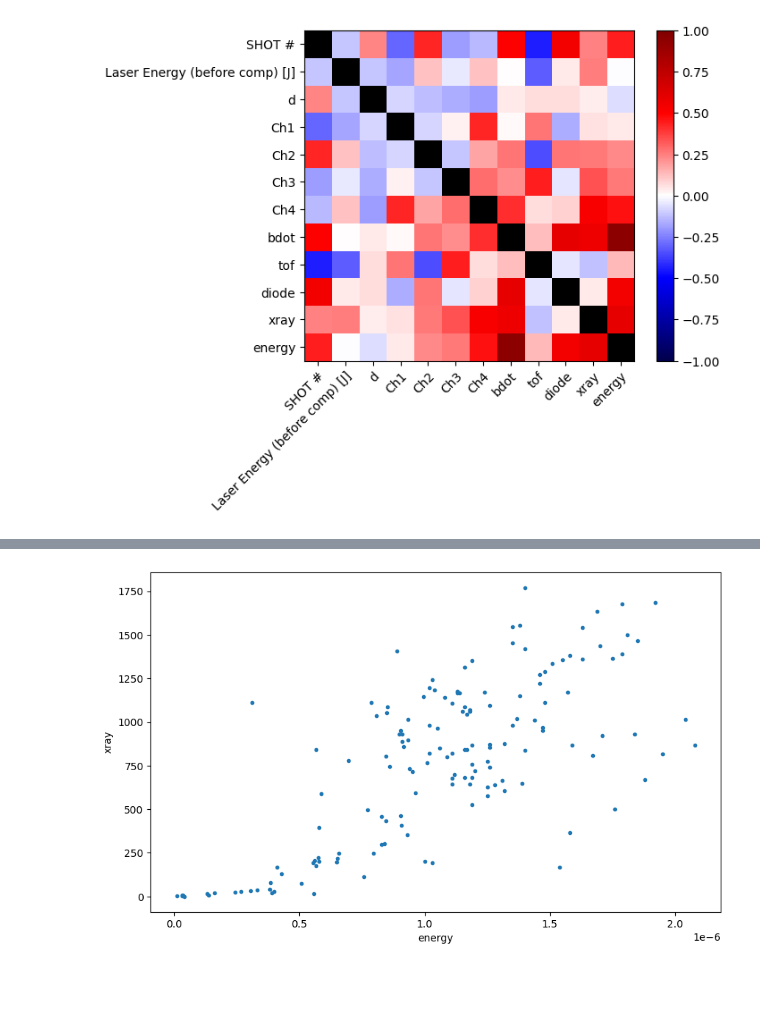
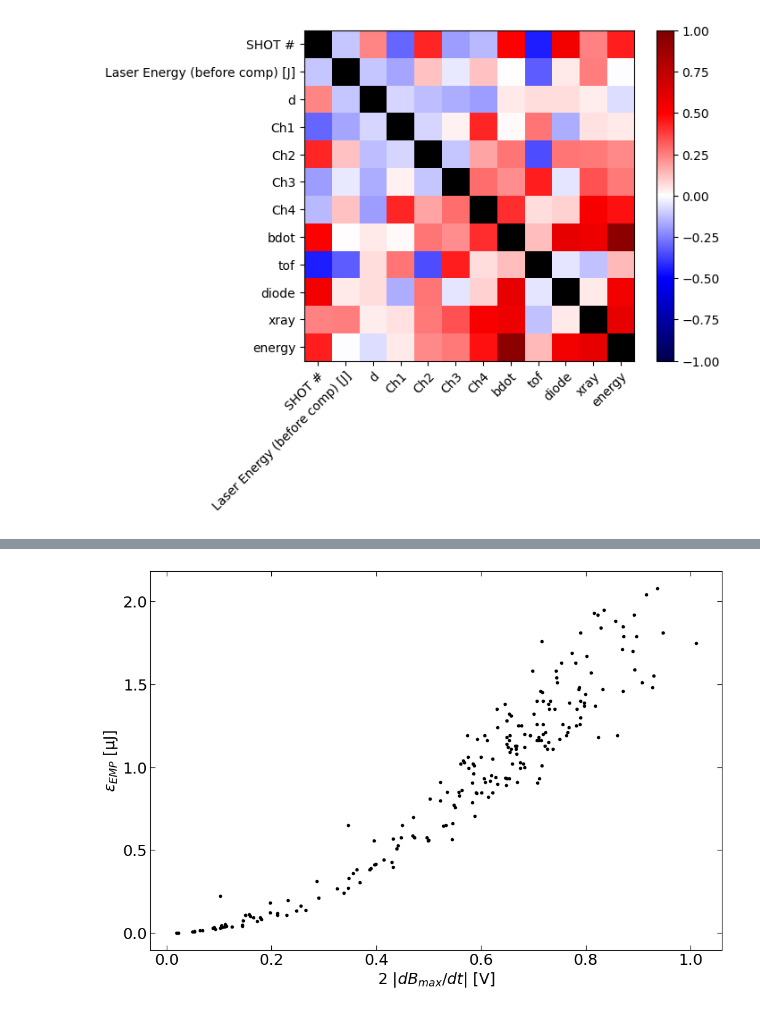
Before and after one commit to Jammi-Dodgers/celia_analysis, a Jupyter notebook: finding_correlations.ipynb, the cells around one changed output, grey strips where cells are left out. Cells and saved outputs as stored; diff of their text form; code cells hidden in the pictures; blank space fills up the shorter version.

```diff
--- a/finding_correlations.ipynb
+++ b/finding_correlations.ipynb
@@ -73,9 +73,9 @@ functions = {"Ch1": lambda x: np.abs(np.nanmin(x)),
              "Ch2": lambda x: np.abs(np.nanmin(x)),
              "Ch3": lambda x: np.abs(np.nanmin(x)),
              "Ch4": lambda x: np.abs(np.nanmin(x)),
-             "bdot": np.ptp,
-             "tof": np.ptp,
-             "diode": np.ptp,
+             "bdot": lambda x: np.ma.masked_invalid(x).ptp(),
+             "tof": lambda x: np.ma.masked_invalid(x).ptp(),
+             "diode": lambda x: np.ma.masked_invalid(x).ptp(),
              "xray": cf.estimate_xray_signal,
              "energy": lambda x: x}
 
@@ -155,3 +155,5 @@ ax.set_yticks(np.arange(len(rows)), labels=rows)
 plt.show()
 # %% [output]
 [figure]
+# %%
+plt.rcParams.keys()
@@ -158,12 +178,14 @@ plt.show()
 # %%
-fig, axs = plt.subplots(1, 1, figsize= (10,6))
+plt.rcParams.update({"font.size": 18, "xtick.direction": "in", "ytick.direction": "in", "xtick.top": True, "ytick.right": True, "xtick.major.size": 6, "ytick.major.size": 6})
 
-y = "xray"
-x = "energy"
+fig, axs = plt.subplots(1, 1, figsize= (12,8))
 
-axs.plot(shotsheet[x], shotsheet[y], linestyle= "None", marker= ".")
-axs.set(xlabel= x, ylabel= y)
+y = "energy"
+x = "bdot"
+
+axs.plot(shotsheet[x], np.array(shotsheet[y]) *1e6, linestyle= "None", marker= ".", color= "k")
+axs.set(xlabel= "$2$ $|dB_{max} /dt|$ [V]", ylabel= "$ε_{EMP}$ [μJ]")
 
 plt.show()
 # %% [output]
-[figure, old version]
+[figure, new version]
```
Also changed, not shown: parts of 1 cell of this notebook, 16 other files.
